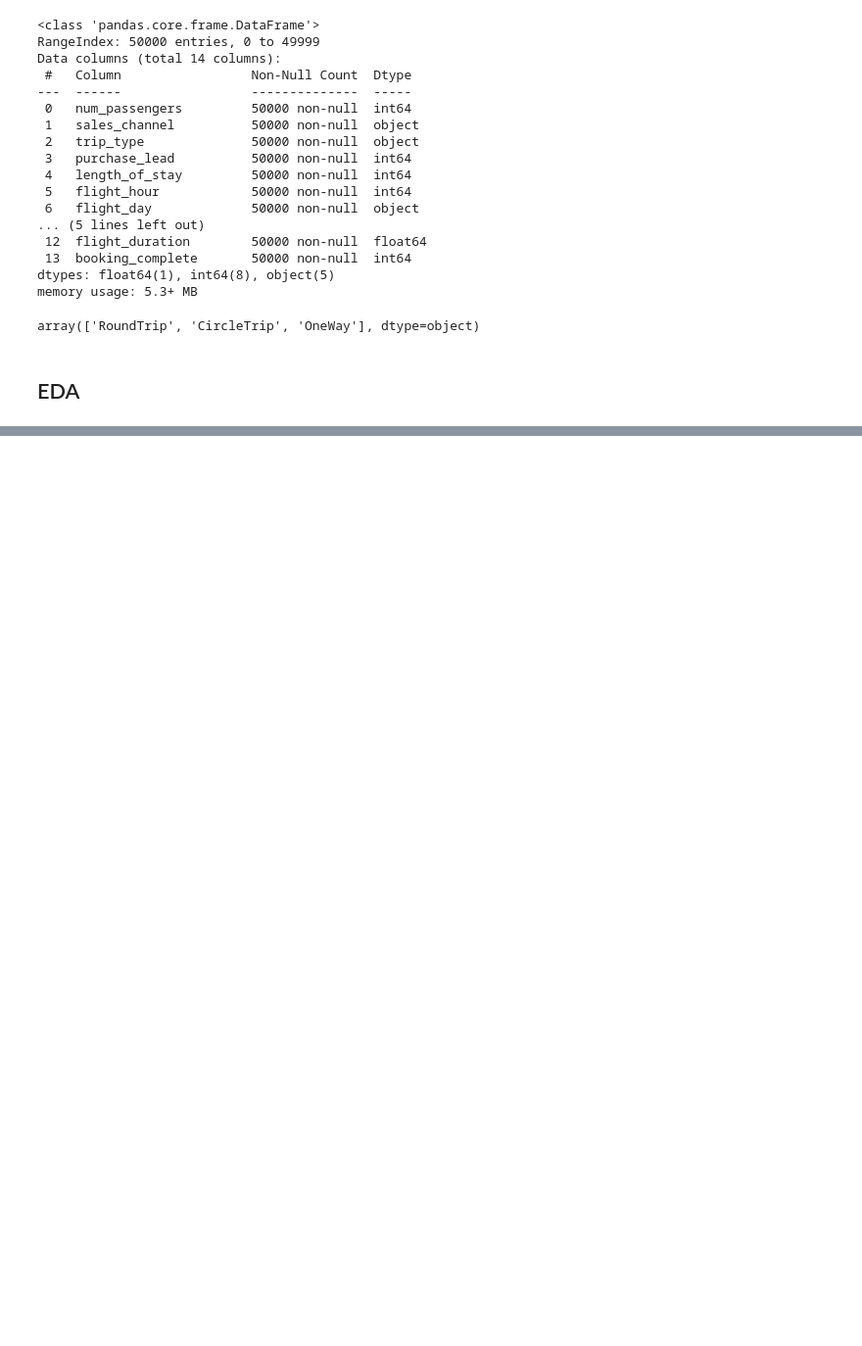
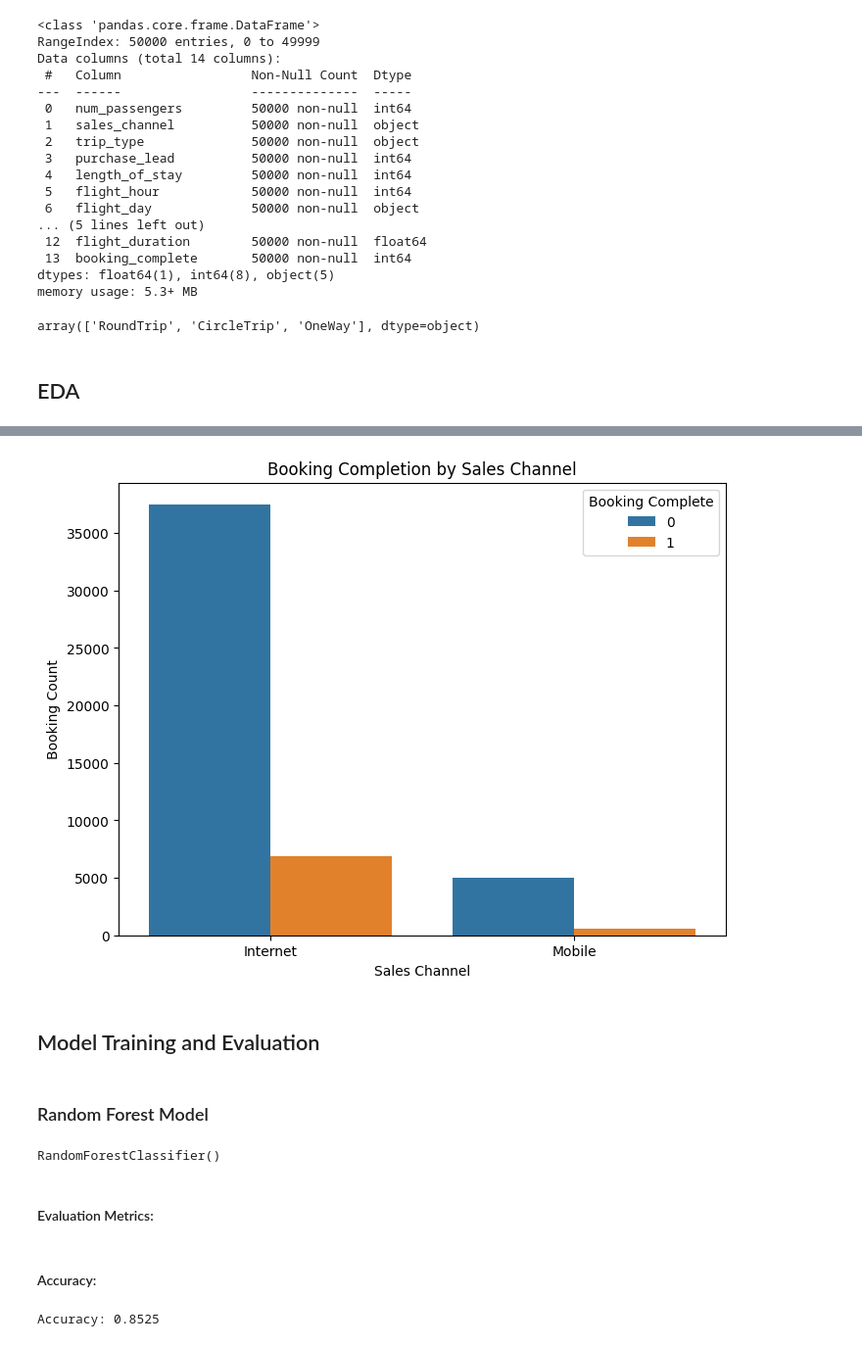
Before and after one commit to RicaRodz/British_Airways_Job_sim, a Jupyter notebook: Task 2/task_2.ipynb, the cells around one changed output, grey strips where cells are left out. Shown at 98% size. Saved outputs shown, nothing was run; the diff lists cells and outputs as text; code cells hidden in the pictures; blank space fills up the shorter version.

Commit message:
Task 2 Model Training Completed

```diff
--- a/Task 2/task_2.ipynb
+++ b/Task 2/task_2.ipynb
@@ -125,3 +130,50 @@ plt.legend(title='Booking Complete')
 plt.show()
 # %% [output]
 [figure]
+# %%
+plt.figure(figsize=(8, 6))
+X = df['sales_channel']
+Y = df['booking_complete'].astype(str)
+sns.countplot(data=df, x=X, hue=Y, dodge=True)
+plt.xlabel('Sales Channel')
+plt.ylabel('Booking Count')
+plt.title('Booking Completion by Sales Channel')
+plt.legend(title='Booking Complete')
+plt.show()
+# %% [output]
+[figure, added]
+# %% [markdown]
+## Model Training and Evaluation
+# %% [markdown]
+### Random Forest Model
+# %%
+# Convert categorical variables to numerical using one-hot encoding
+df = pd.get_dummies(df)
+
+# Define features (X) and target variable (y)
+X = df.drop('booking_complete', axis=1)
+y = df['booking_complete']
+
+# Split the data into training and testing sets
+X_train, X_test, y_train, y_test = train_test_split(X, y, test_size=0.2, random_state=42)
+
+# Initialize the Random Forest classifier
+rf_classifier = RandomForestClassifier()
+
+# Train the classifier
+rf_classifier.fit(X_train, y_train)
+# %% [output]
+RandomForestClassifier()
+# %% [markdown]
+#### Evaluation Metrics:
+# %% [markdown]
+#### Accuracy:
+# %%
+# Predict on the test set
+y_pred = rf_classifier.predict(X_test)
+
+# Evaluate the classifier
+accuracy = accuracy_score(y_test, y_pred)
+print("Accuracy:", accuracy)
+# %% [output]
+Accuracy: 0.8525
```
Also changed, not shown: parts of 14 cells of this notebook.
